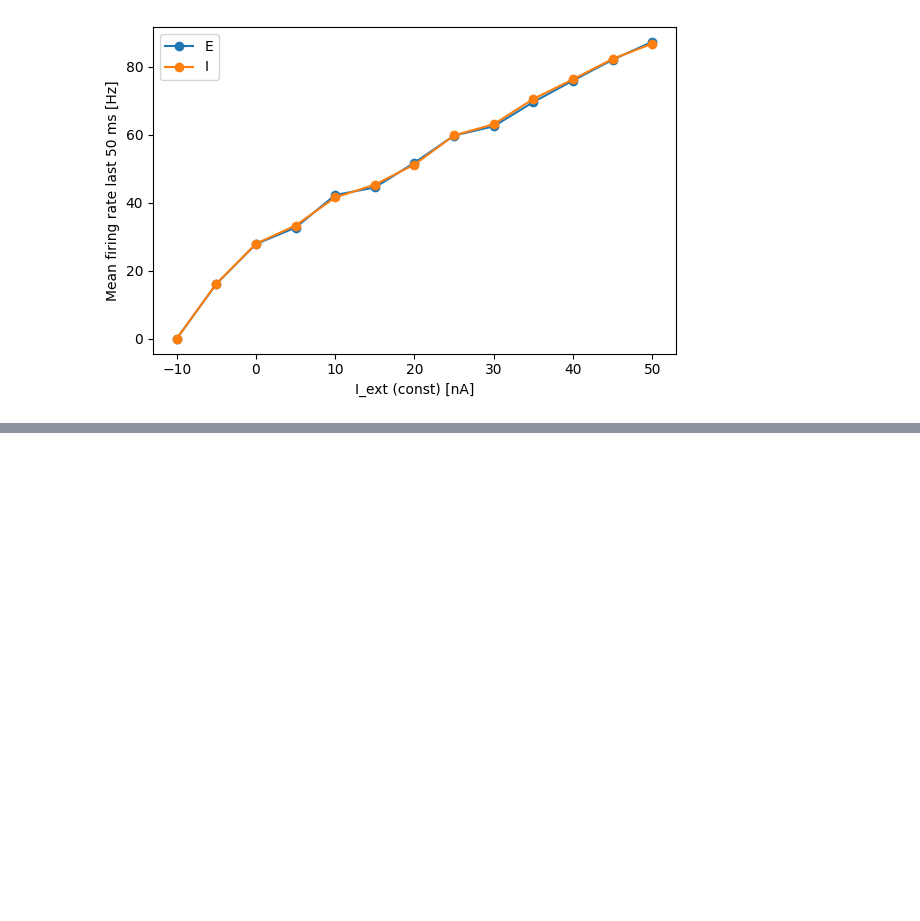
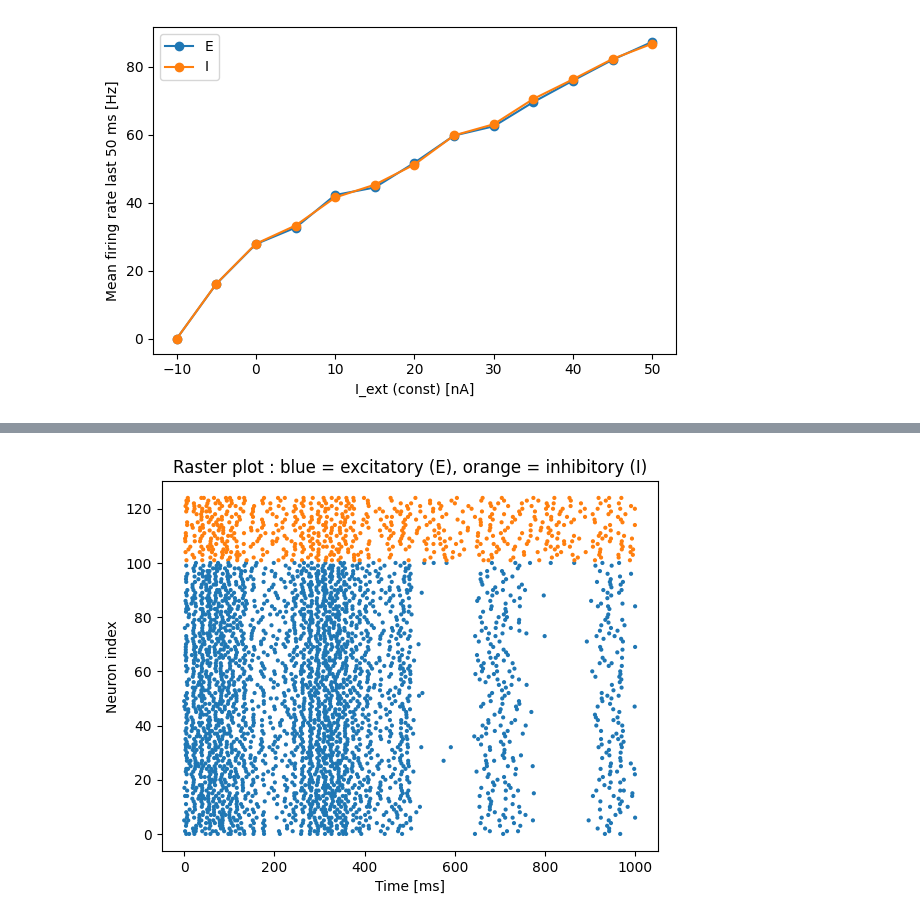
Before and after one commit to toscanerevillard/neuronal_dynamics, a Jupyter notebook: notebooks/ex1_ei_balance.ipynb, the cells around one changed output, grey strips where cells are left out. Drawn from its saved outputs; the diff is of its cells as text; code cells hidden in the pictures; blank space fills up the shorter version.

```diff
--- a/notebooks/ex1_ei_balance.ipynb
+++ b/notebooks/ex1_ei_balance.ipynb
@@ -235,0 +360,15 @@ plt.show()
+# %%
+
+exc_idx = rng.choice(np.arange(NE), size=100, replace=False)
+inh_idx = rng.choice(np.arange(NE, NE+NI), size=25, replace=False)
+idx = np.r_[exc_idx, inh_idx]
+
+x, pos = np.where(S[:, idx] > 0)
+
+plt.scatter(x * dt, pos, s=4, c=np.where(pos < 101, "tab:blue", "tab:orange"))
+plt.title("Raster plot : blue = excitatory (E), orange = inhibitory (I)")
+plt.xlabel("Time [ms]")
+plt.ylabel("Neuron index")
+plt.show()
+# %% [output]
+[figure, added]
```
Also changed, not shown: parts of 4 cells of this notebook, 1 other file.
